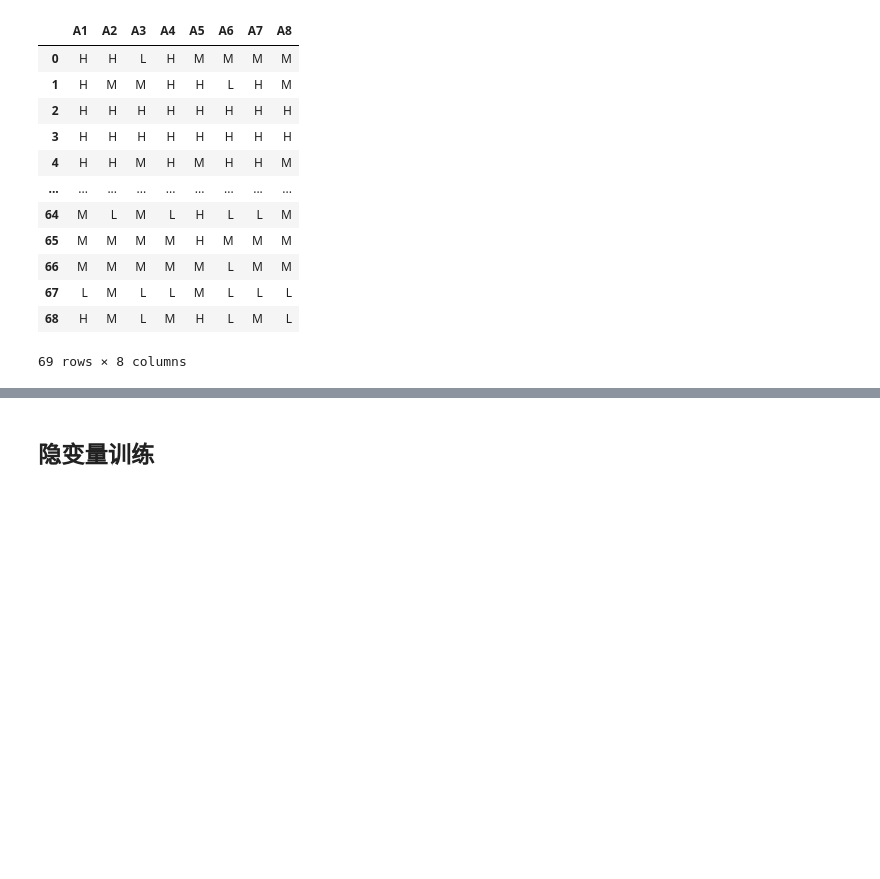
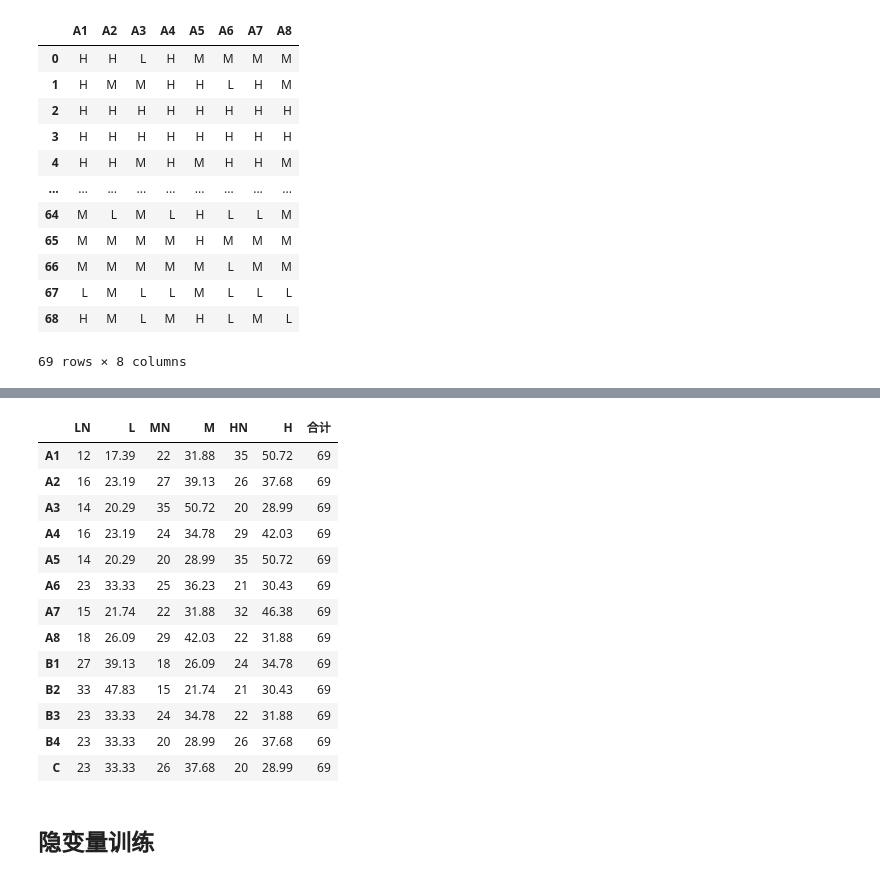
Before and after one commit to Zhou1317fe5/ml-projects, a Jupyter notebook: 贝叶斯危化品仓储风险分析/code/HCSRW_BayesianNetwork.ipynb, the cells around one changed output, grey strips where cells are left out. Cells and saved outputs as stored; diff of their text form; code cells hidden in the pictures; blank space fills up the shorter version.

```diff
--- a/贝叶斯危化品仓储风险分析/code/HCSRW_BayesianNetwork.ipynb
+++ b/贝叶斯危化品仓储风险分析/code/HCSRW_BayesianNetwork.ipynb
@@ -387,0 +418,20 @@ get_train_data()
+# %%
+# 定义模型
+from pgmpy.estimators import MaximumLikelihoodEstimator as ML
+from pgmpy.models import BayesianNetwork
+
+# Create the Bayesian network structure
+model2 = BayesianNetwork([
+    ('A1', 'B1'), ('A2', 'B1'), ('A3', 'B1'), ('A4', 'B1'), ('A5', 'B2'),
+    ('A6', 'B3'), ('A7', 'B4'), ('A8', 'B4'), ('B4', 'B2'), ('B1', 'B3'),
+    ('B2', 'B3'), ('B1', 'C'), ('B2', 'C'), ('B3', 'C'), ('B4', 'C')
+])
+
+# Train the Bayesian network using maximum likelihood estimation
+model2.fit(data_random, estimator=ML)
+
+# Print the learned conditional probability tables (CPTs)
+for cpd in model2.get_cpds():
+    print("CPD of {variable}:".format(variable=cpd.variable))
+    print(cpd.state_names) # 0-H ; 1-L ; 2-M
+    print(cpd)
@@ -388,3 +495,45 @@ get_train_data()
+# %%
+data_sum=data_random.T
+
+# 总数
+count = data_sum.shape[1]
+
+# 统计每行中'L'、'M'、'H'的数量
+def count_values(row):
+    count = row.value_counts()
+    return pd.Series(count)
+
+count_df = data_sum.apply(count_values, axis=1)
+
+# 计算每行'L'、'M'、'H'的百分比
+percentage_df = count_df.div(data_sum.shape[1]) .round(4)* 100
+
+# 将count_df和percentage_df合并到原始数据框中
+data_sum['LN'] = count_df['L'] # L个数
+data_sum['L'] = percentage_df['L'] # L百分比
+data_sum['MN'] = count_df['M'] # M个数
+data_sum['M'] = percentage_df['M'] # M百分比
+data_sum['HN'] = count_df['H'] # H个数
+data_sum['H'] = percentage_df['H'] # H百分比
+data_sum['合计']= count # 总数
+
+data_sum=data_sum.iloc[:,-7:]
+data_sum
+# %% [output]
+|  | LN | L | MN | M | HN | H | 合计 |
+| A1 | 12 | 17.39 | 22 | 31.88 | 35 | 50.72 | 69 |
+| A2 | 16 | 23.19 | 27 | 39.13 | 26 | 37.68 | 69 |
+| A3 | 14 | 20.29 | 35 | 50.72 | 20 | 28.99 | 69 |
+| A4 | 16 | 23.19 | 24 | 34.78 | 29 | 42.03 | 69 |
+| A5 | 14 | 20.29 | 20 | 28.99 | 35 | 50.72 | 69 |
+| A6 | 23 | 33.33 | 25 | 36.23 | 21 | 30.43 | 69 |
+| A7 | 15 | 21.74 | 22 | 31.88 | 32 | 46.38 | 69 |
+| A8 | 18 | 26.09 | 29 | 42.03 | 22 | 31.88 | 69 |
+| B1 | 27 | 39.13 | 18 | 26.09 | 24 | 34.78 | 69 |
+| B2 | 33 | 47.83 | 15 | 21.74 | 21 | 30.43 | 69 |
+| B3 | 23 | 33.33 | 24 | 34.78 | 22 | 31.88 | 69 |
+| B4 | 23 | 33.33 | 20 | 28.99 | 26 | 37.68 | 69 |
+| C | 23 | 33.33 | 26 | 37.68 | 20 | 28.99 | 69 |
 # %% [markdown]
 ## 隐变量训练
 # %%
```
Also changed, not shown: parts of 12 cells of this notebook, 4 other files.
